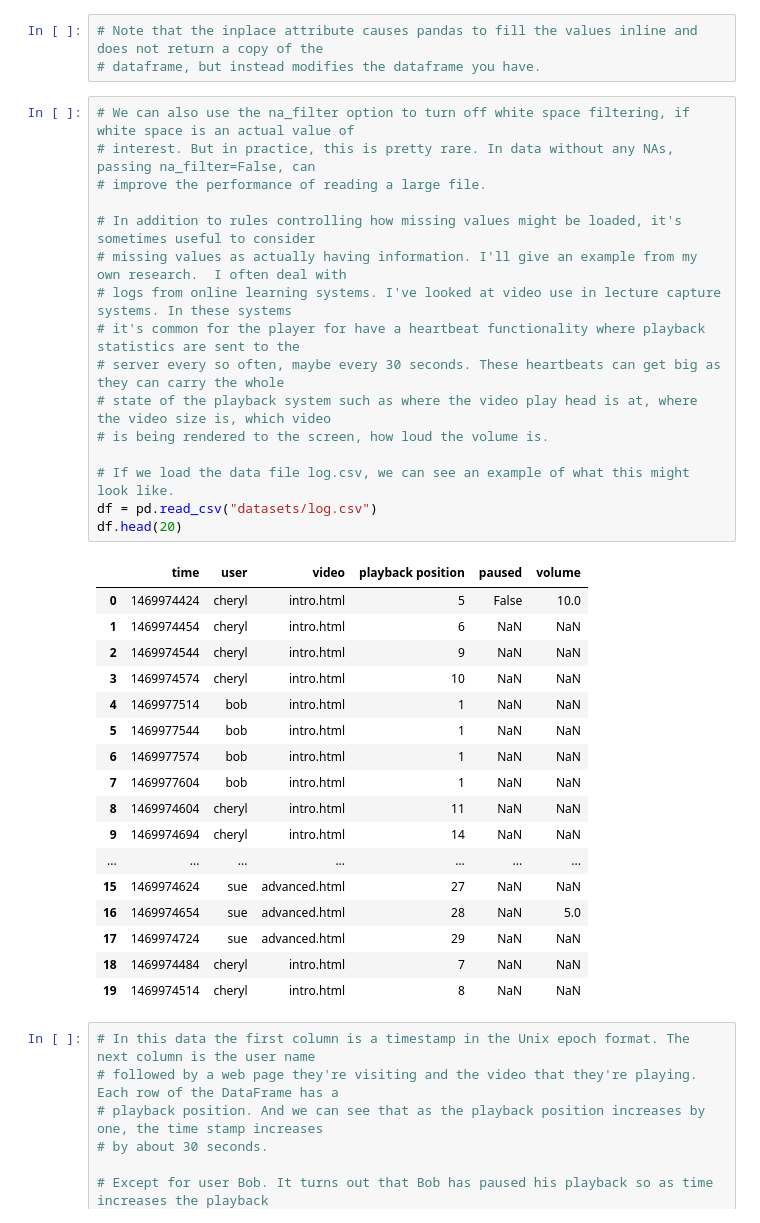
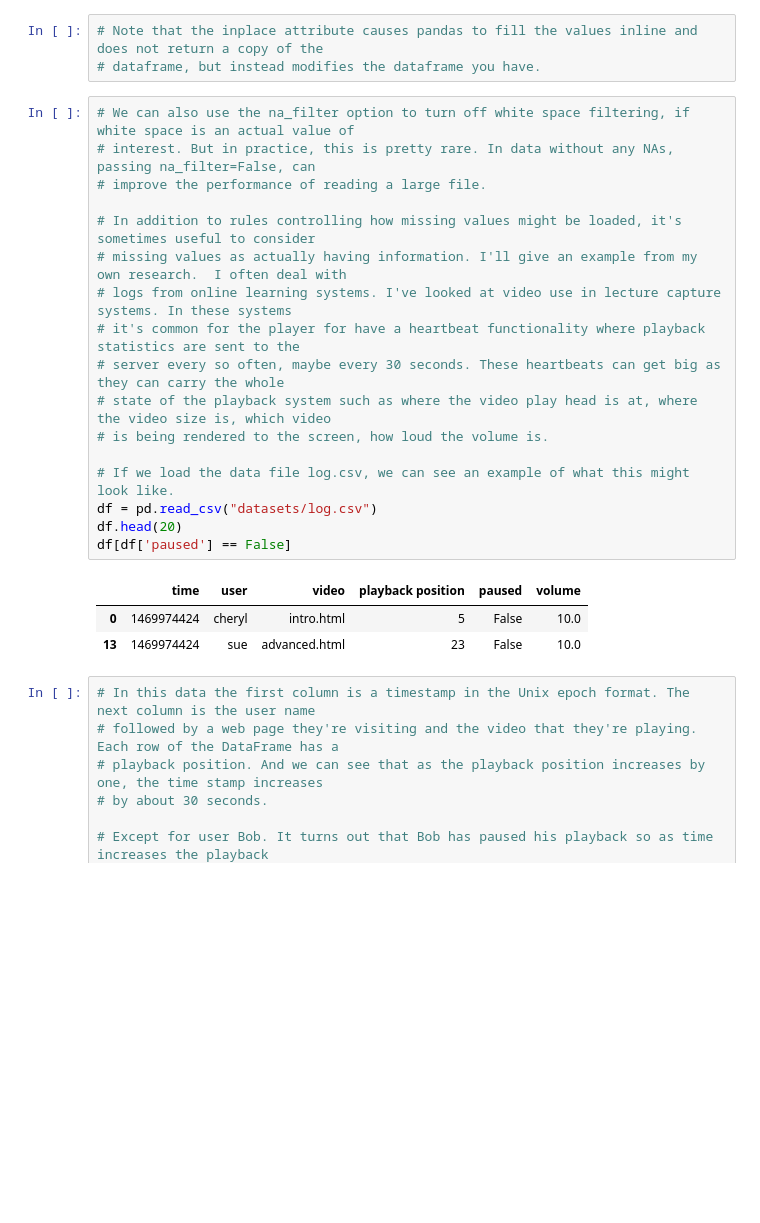
Before and after one commit to Undertaker-86/data_science, a Jupyter notebook: resources/course1/week-2/MissingValues_ed.ipynb, the cells around one changed output. Saved outputs shown, nothing was run; the diff lists cells and outputs as text; blank space fills up the shorter version.

```diff
--- a/resources/course1/week-2/MissingValues_ed.ipynb
+++ b/resources/course1/week-2/MissingValues_ed.ipynb
@@ -94,37 +94,24 @@ df.head(10)
 # %%
 # We can also use the na_filter option to turn off white space filtering, if white space is an actual value of
 # interest. But in practice, this is pretty rare. In data without any NAs, passing na_filter=False, can
 # improve the performance of reading a large file.
 
 # In addition to rules controlling how missing values might be loaded, it's sometimes useful to consider
 # missing values as actually having information. I'll give an example from my own research.  I often deal with
 # logs from online learning systems. I've looked at video use in lecture capture systems. In these systems
 # it's common for the player for have a heartbeat functionality where playback statistics are sent to the
 # server every so often, maybe every 30 seconds. These heartbeats can get big as they can carry the whole
 # state of the playback system such as where the video play head is at, where the video size is, which video
 # is being rendered to the screen, how loud the volume is.
 
 # If we load the data file log.csv, we can see an example of what this might look like.
 df = pd.read_csv("datasets/log.csv")
 df.head(20)
+df[df['paused'] == False]
 # %% [output]
 |  | time | user | video | playback position | paused | volume |
 | 0 | 1469974424 | cheryl | intro.html | 5 | False | 10.0 |
-| 1 | 1469974454 | cheryl | intro.html | 6 | NaN | NaN |
-| 2 | 1469974544 | cheryl | intro.html | 9 | NaN | NaN |
-| 3 | 1469974574 | cheryl | intro.html | 10 | NaN | NaN |
-| 4 | 1469977514 | bob | intro.html | 1 | NaN | NaN |
-| 5 | 1469977544 | bob | intro.html | 1 | NaN | NaN |
-| 6 | 1469977574 | bob | intro.html | 1 | NaN | NaN |
-| 7 | 1469977604 | bob | intro.html | 1 | NaN | NaN |
-| 8 | 1469974604 | cheryl | intro.html | 11 | NaN | NaN |
-| 9 | 1469974694 | cheryl | intro.html | 14 | NaN | NaN |
-| ... | ... | ... | ... | ... | ... | ... |
-| 15 | 1469974624 | sue | advanced.html | 27 | NaN | NaN |
-| 16 | 1469974654 | sue | advanced.html | 28 | NaN | 5.0 |
-| 17 | 1469974724 | sue | advanced.html | 29 | NaN | NaN |
-| 18 | 1469974484 | cheryl | intro.html | 7 | NaN | NaN |
-| 19 | 1469974514 | cheryl | intro.html | 8 | NaN | NaN |
+| 13 | 1469974424 | sue | advanced.html | 23 | False | 10.0 |
 # %%
 # In this data the first column is a timestamp in the Unix epoch format. The next column is the user name
 # followed by a web page they're visiting and the video that they're playing. Each row of the DataFrame has a
```
